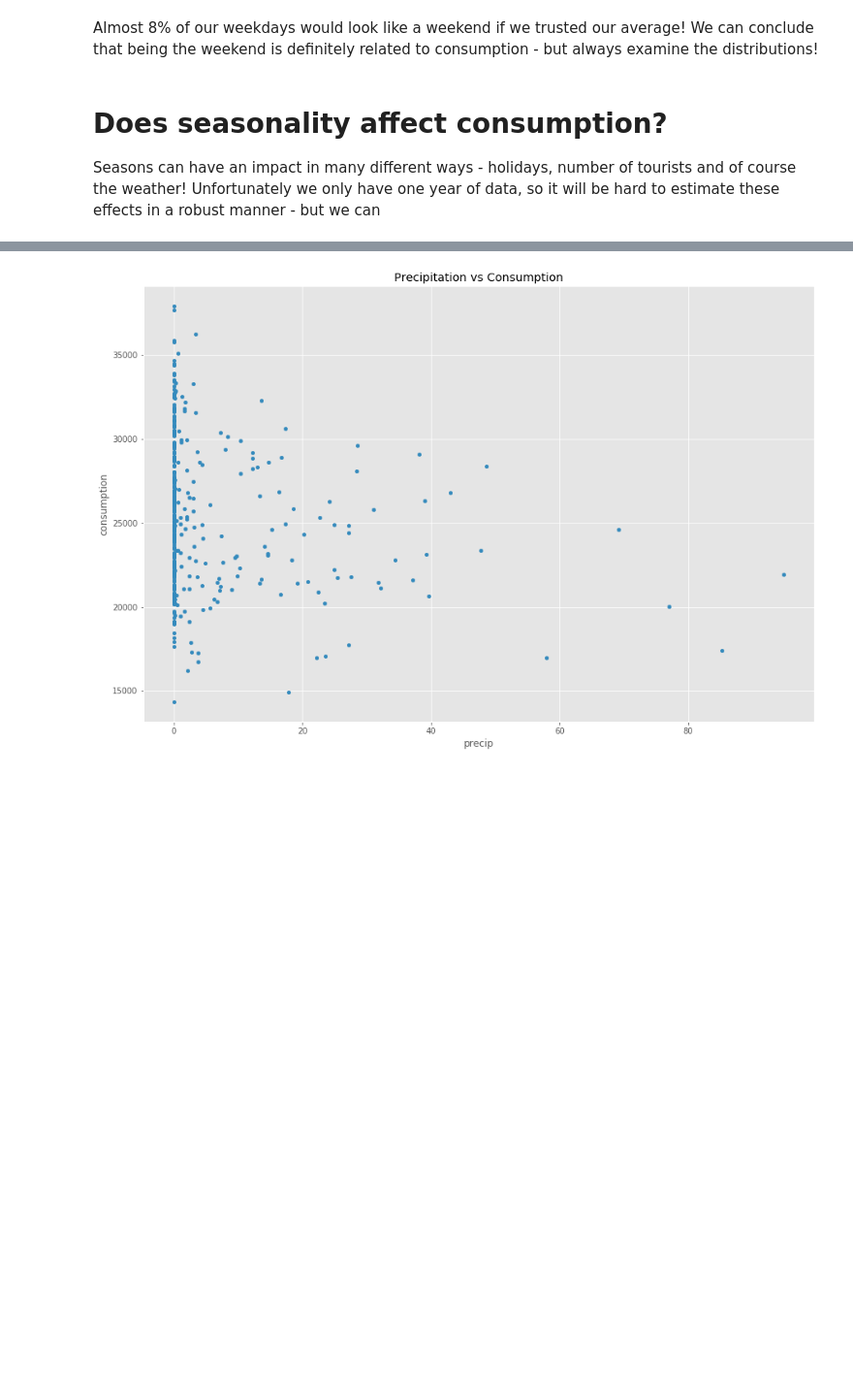
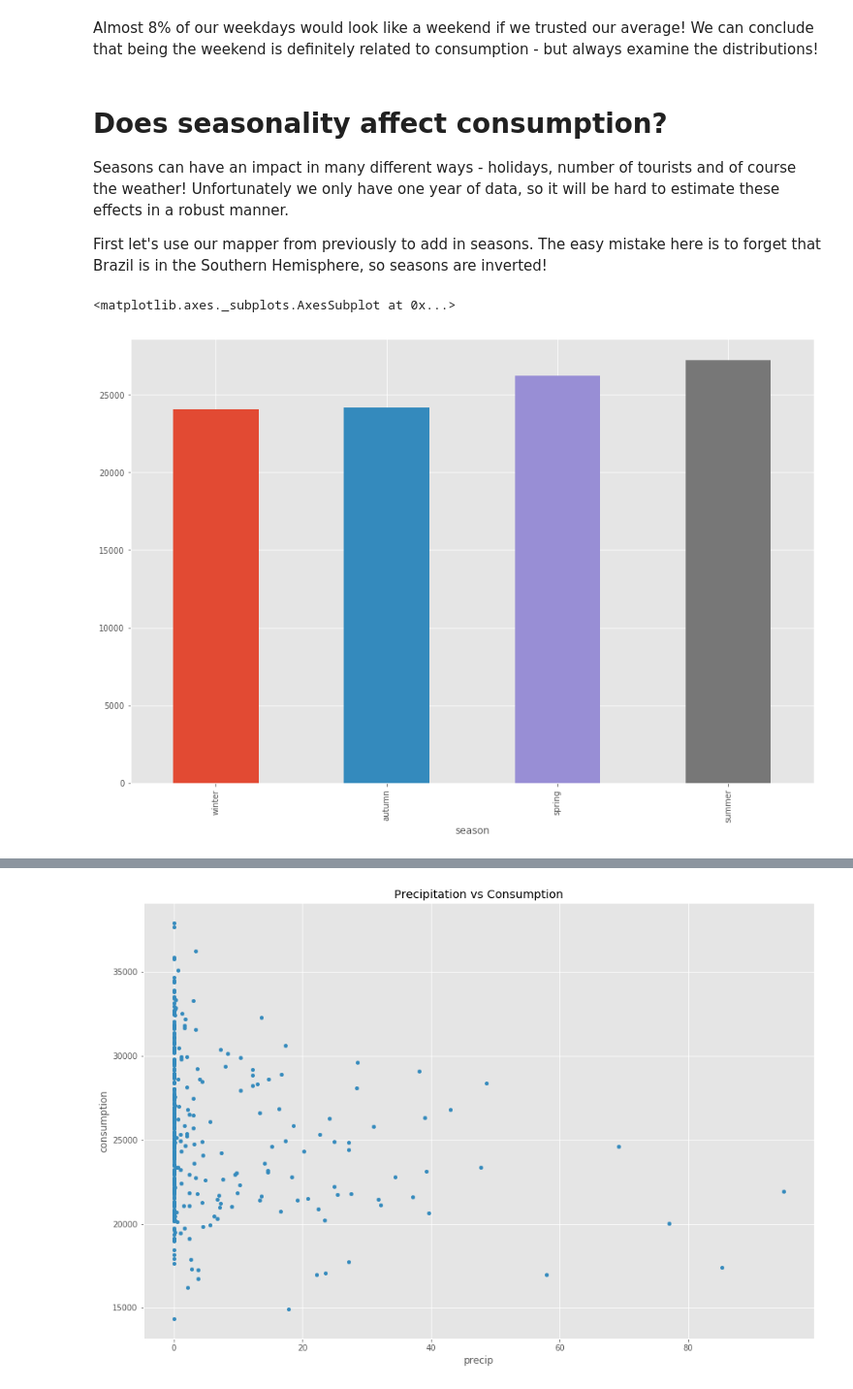
Before and after one commit to andersbogsnes/pandas_tutorial, a Jupyter notebook: 4. Putting it together.ipynb, the cells around one changed output, grey strips where cells are left out. Shown at 97% size. Drawn from its saved outputs; the diff is of its cells as text; code cells hidden in the pictures; blank space fills up the shorter version.

```diff
--- a/4. Putting it together.ipynb
+++ b/4. Putting it together.ipynb
@@ -218,4 +221,25 @@ That's 7.9%!
 Almost 8% of our weekdays would look like a weekend if we trusted our average! We can conclude that being the weekend is definitely related to consumption - but always examine the distributions!
 # %% [markdown]
 # Does seasonality affect consumption?
-Seasons can have an impact in many different ways - holidays, number of tourists and of course the weather! Unfortunately we only have one year of data, so it will be hard to estimate these effects in a robust manner - but we can
+Seasons can have an impact in many different ways - holidays, number of tourists and of course the weather! Unfortunately we only have one year of data, so it will be hard to estimate these effects in a robust manner.
+
+First let's use our mapper from previously to add in seasons. The easy mistake here is to forget that Brazil is in the Southern Hemisphere, so seasons are inverted!
+# %%
+season = {
+    "summer": [12, 1, 2],
+    "autumn": [3, 4, 5],
+    "winter": [6, 7, 8],
+    "spring": [9, 10,11]
+}
+# %%
+season_map = {i: k
+              for k, v in season.items()
+              for i in v
+             }
+
+df['season'] = df.index.month.map(season_map)
+# %%
+df.groupby('season').consumption.mean().sort_values().plot.bar(title='')
+# %% [output]
+<matplotlib.axes._subplots.AxesSubplot at 0x...>
+[figure, added]
```
Also changed, not shown: parts of 31 cells of this notebook.
